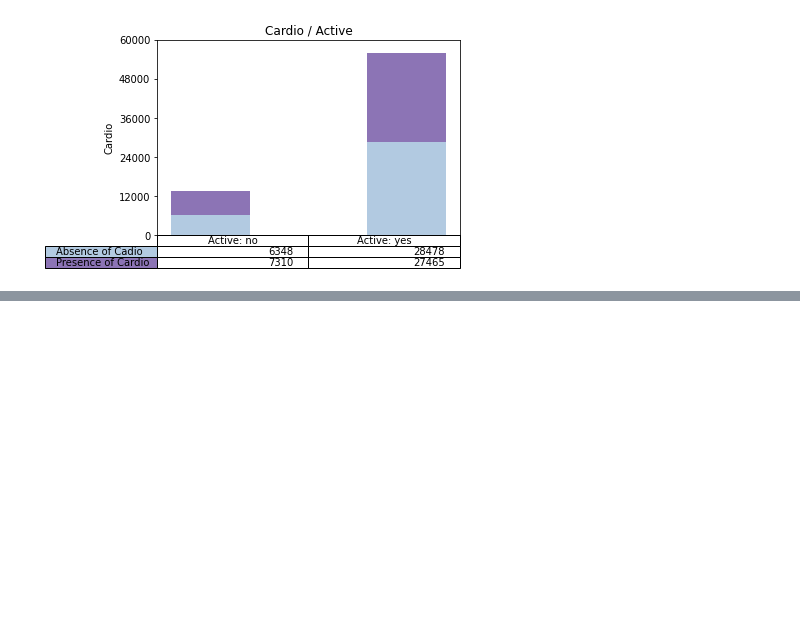
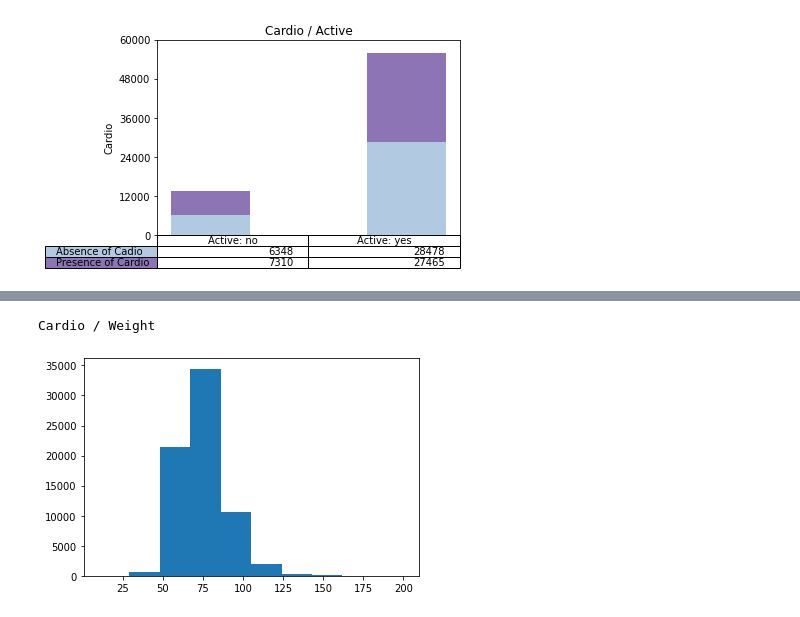
Before and after one commit to dsy401/INFOSYS-722-BDAS, a Jupyter notebook: cardio_disease_prediction.ipynb, the cells around one changed output, grey strips where cells are left out. Saved outputs shown, nothing was run; the diff lists cells and outputs as text; code cells hidden in the pictures; blank space fills up the shorter version.

```diff
--- a/cardio_disease_prediction.ipynb
+++ b/cardio_disease_prediction.ipynb
@@ -202,0 +230,9 @@ plotCategoryFeature(data, columns,rows,x_label,y_label)
+# %%
+# Display weight / Cardio bar chart
+print('Cardio / Weight')
+weight = np.array(df.filter('weight>0').select('weight').collect())
+plt.hist(weight, 10)
+plt.show()
+# %% [output]
+Cardio / Weight
+[figure, added]
```
Also changed, not shown: parts of 25 cells of this notebook.
